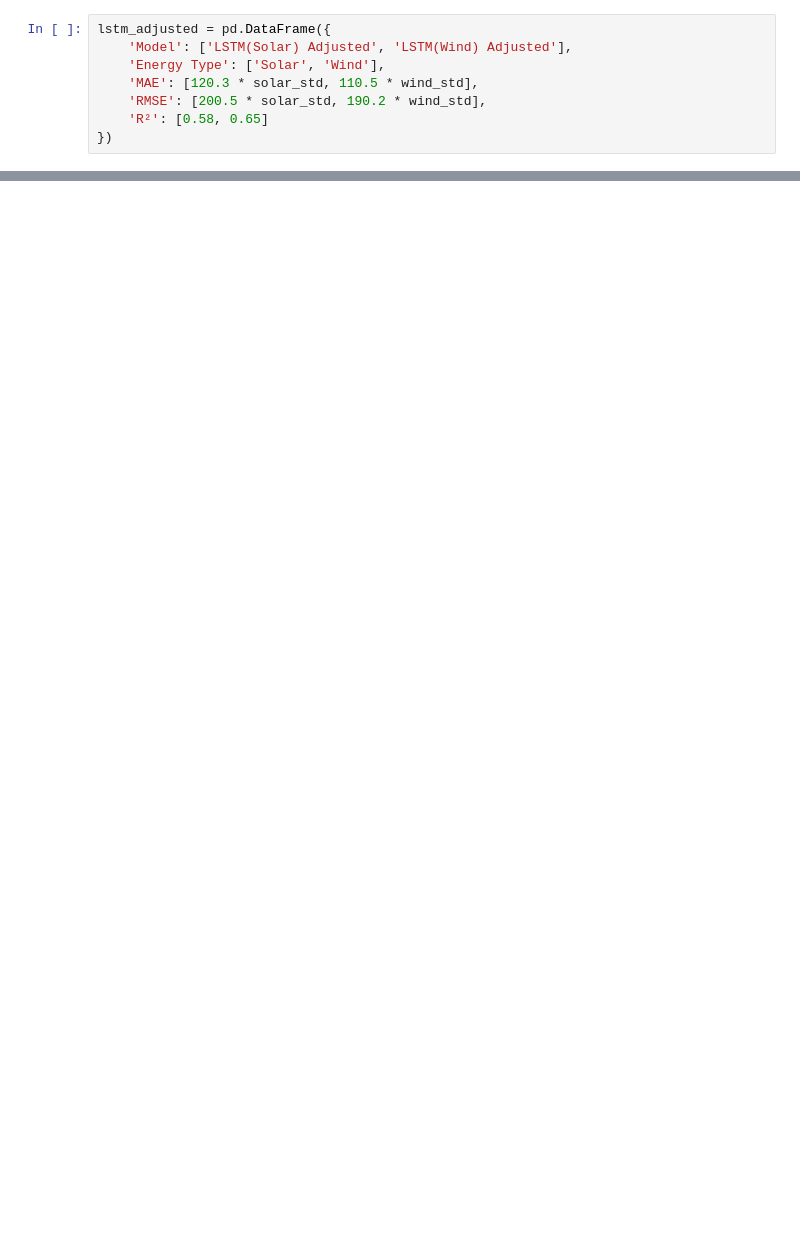
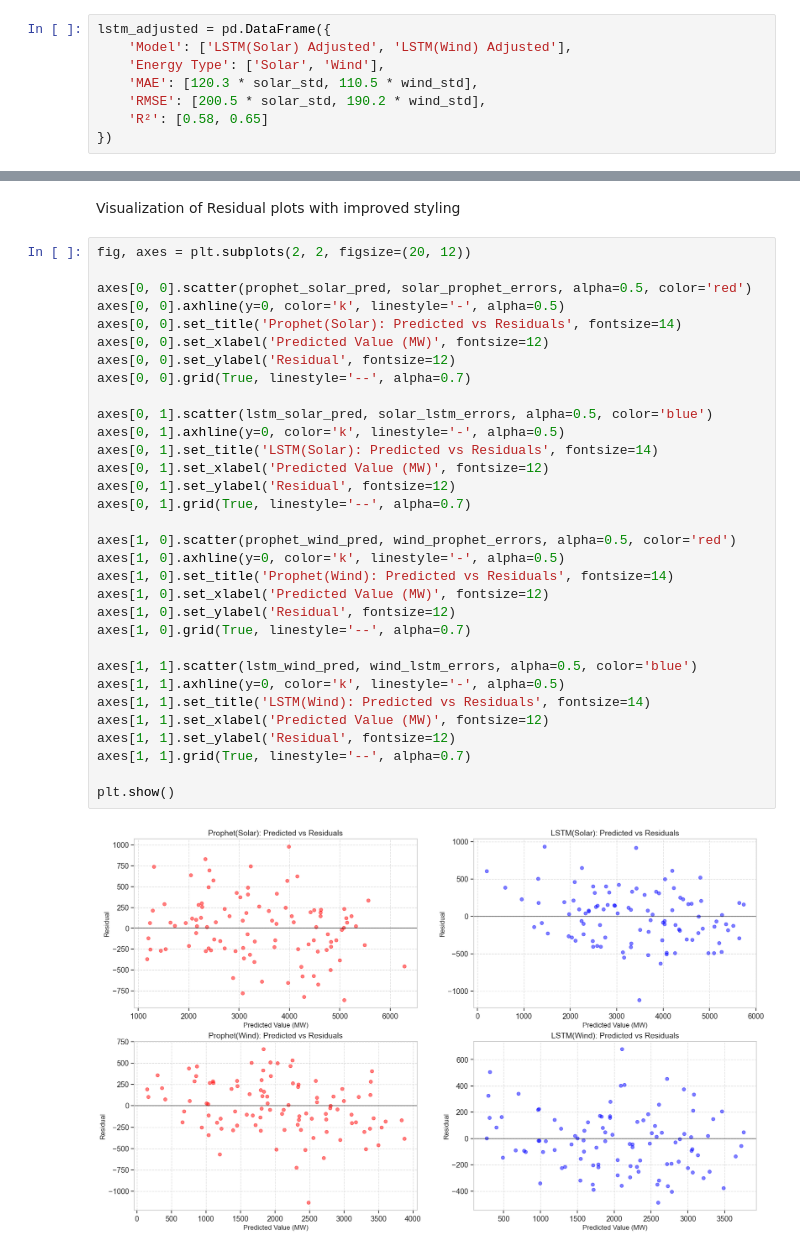
Before and after one commit to TiffanyPanchum/Renewable-Energy-Prediction, a Jupyter notebook: notebooks/Model_Analysis.ipynb, the cells around one changed output, grey strips where cells are left out. Cells and saved outputs as stored; diff of their text form; blank space fills up the shorter version.

```diff
--- a/notebooks/Model_Analysis.ipynb
+++ b/notebooks/Model_Analysis.ipynb
@@ -852,0 +535,36 @@ solar_mae_by_horizon = {'LSTM': [120.3, 158.7, 210.5],
+# %% [markdown]
+Visualization of Residual plots with improved styling
+# %%
+fig, axes = plt.subplots(2, 2, figsize=(20, 12))
+
+axes[0, 0].scatter(prophet_solar_pred, solar_prophet_errors, alpha=0.5, color='red')
+axes[0, 0].axhline(y=0, color='k', linestyle='-', alpha=0.5)
+axes[0, 0].set_title('Prophet(Solar): Predicted vs Residuals', fontsize=14)
+axes[0, 0].set_xlabel('Predicted Value (MW)', fontsize=12)
+axes[0, 0].set_ylabel('Residual', fontsize=12)
+axes[0, 0].grid(True, linestyle='--', alpha=0.7)
+
+axes[0, 1].scatter(lstm_solar_pred, solar_lstm_errors, alpha=0.5, color='blue')
+axes[0, 1].axhline(y=0, color='k', linestyle='-', alpha=0.5)
+axes[0, 1].set_title('LSTM(Solar): Predicted vs Residuals', fontsize=14)
+axes[0, 1].set_xlabel('Predicted Value (MW)', fontsize=12)
+axes[0, 1].set_ylabel('Residual', fontsize=12)
+axes[0, 1].grid(True, linestyle='--', alpha=0.7)
+
+axes[1, 0].scatter(prophet_wind_pred, wind_prophet_errors, alpha=0.5, color='red')
+axes[1, 0].axhline(y=0, color='k', linestyle='-', alpha=0.5)
+axes[1, 0].set_title('Prophet(Wind): Predicted vs Residuals', fontsize=14)
+axes[1, 0].set_xlabel('Predicted Value (MW)', fontsize=12)
+axes[1, 0].set_ylabel('Residual', fontsize=12)
+axes[1, 0].grid(True, linestyle='--', alpha=0.7)
+
+axes[1, 1].scatter(lstm_wind_pred, wind_lstm_errors, alpha=0.5, color='blue')
+axes[1, 1].axhline(y=0, color='k', linestyle='-', alpha=0.5)
+axes[1, 1].set_title('LSTM(Wind): Predicted vs Residuals', fontsize=14)
+axes[1, 1].set_xlabel('Predicted Value (MW)', fontsize=12)
+axes[1, 1].set_ylabel('Residual', fontsize=12)
+axes[1, 1].grid(True, linestyle='--', alpha=0.7)
+
+plt.show()
+# %% [output]
+[figure, added]
```
Also changed, not shown: parts of 93 cells of this notebook, 1 other file.
